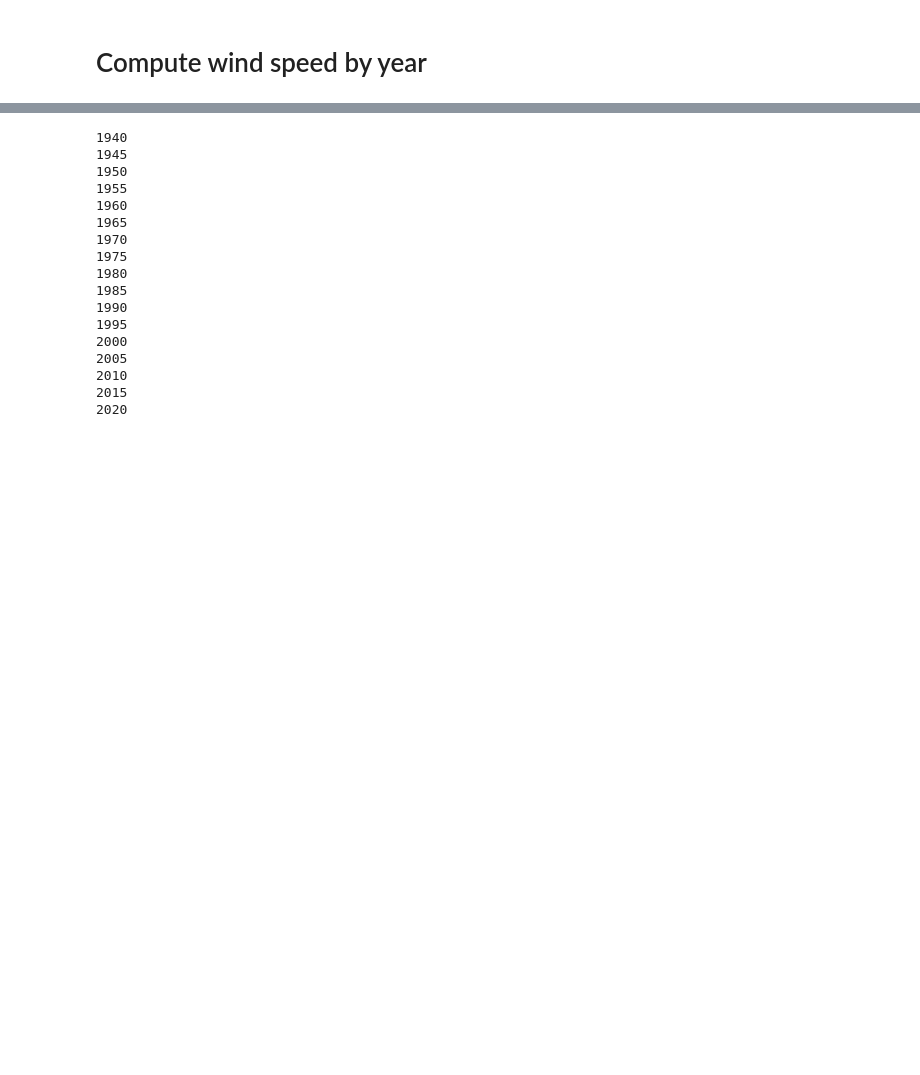
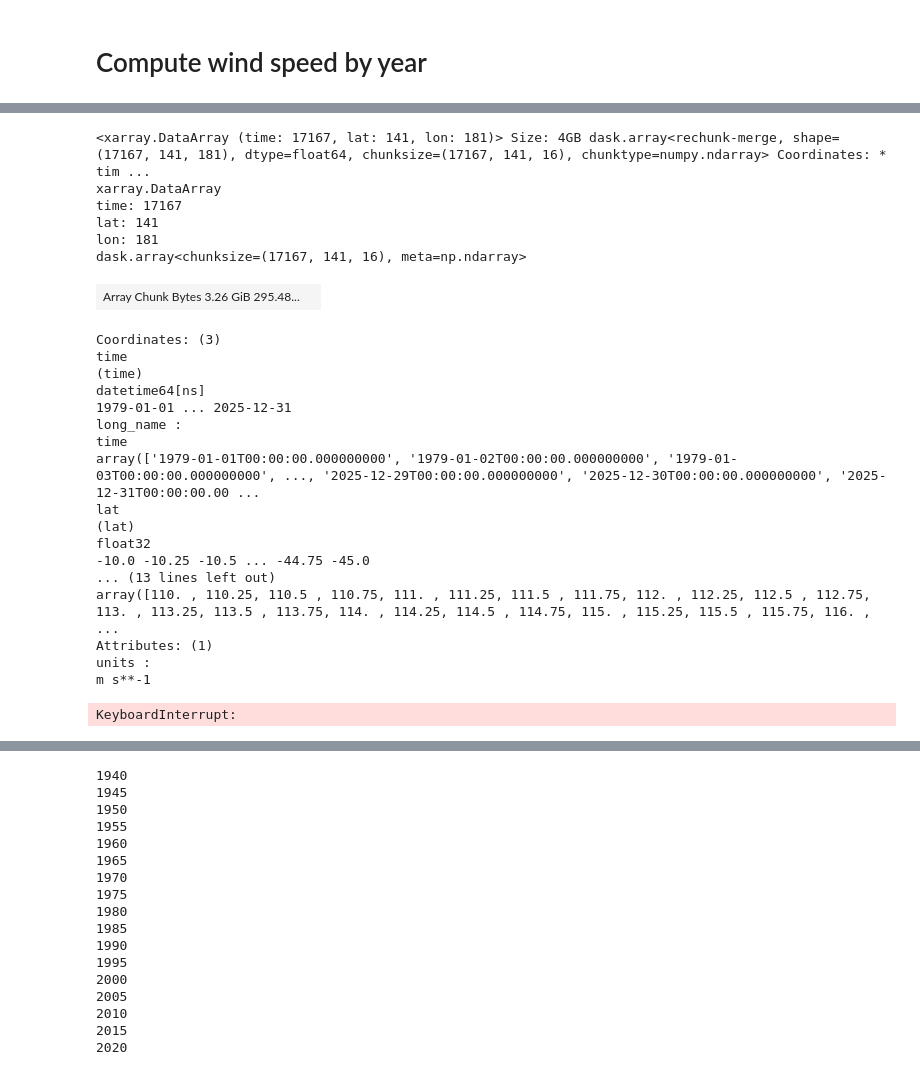
Before and after one commit to dougrichardson/wind_drought, a Jupyter notebook: notebooks/01_ERA5_wind_speed.ipynb, the cells around one changed output, grey strips where cells are left out. Cells and saved outputs as stored; diff of their text form; code cells hidden in the pictures; blank space fills up the shorter version.

```diff
--- a/notebooks/01_ERA5_wind_speed.ipynb
+++ b/notebooks/01_ERA5_wind_speed.ipynb
@@ -132,0 +216,2 @@ YEARS = range(1940, 2025)
+# %%
+wind_speed = np.sqrt(u100_chunked ** 2 + v100_chunked ** 2)
@@ -132,0 +220,37 @@ YEARS = range(1940, 2025)
+# %%
+capacity_factor = wind.capacity_factor(wind_speed)
+# %%
+capacity_factor = capacity_factor.coarsen(time=24).mean()
+capacity_factor["time"] = capacity_factor["time"].dt.floor("D")
+capacity_factor = capacity_factor.chunk({"time": -1, "lat": -1, "lon": 16})
+# %%
+capacity_factor
+# %% [output]
+<xarray.DataArray (time: 17167, lat: 141, lon: 181)> Size: 4GB dask.array<rechunk-merge, shape=(17167, 141, 181), dtype=float64, chunksize=(17167, 141, 16), chunktype=numpy.ndarray> Coordinates: * tim ...
+xarray.DataArray
+time: 17167
+lat: 141
+lon: 181
+dask.array<chunksize=(17167, 141, 16), meta=np.ndarray>
+| Array Chunk Bytes 3.26 GiB 295.48... |  |
+Coordinates: (3)
+time
+(time)
+datetime64[ns]
+1979-01-01 ... 2025-12-31
+long_name :
+time
+array(['1979-01-01T00:00:00.000000000', '1979-01-02T00:00:00.000000000', '1979-01-03T00:00:00.000000000', ..., '2025-12-29T00:00:00.000000000', '2025-12-30T00:00:00.000000000', '2025-12-31T00:00:00.00 ...
+lat
+(lat)
+float32
+-10.0 -10.25 -10.5 ... -44.75 -45.0
+... (13 lines left out)
+array([110. , 110.25, 110.5 , 110.75, 111. , 111.25, 111.5 , 111.75, 112. , 112.25, 112.5 , 112.75, 113. , 113.25, 113.5 , 113.75, 114. , 114.25, 114.5 , 114.75, 115. , 115.25, 115.5 , 115.75, 116. ,  ...
+Attributes: (1)
+units :
+m s**-1
+# %%
+capacity_factor.isel(time=0).plot()
+# %% [output]
+KeyboardInterrupt:
```
Also changed, not shown: parts of 35 cells of this notebook, 12 other files.
